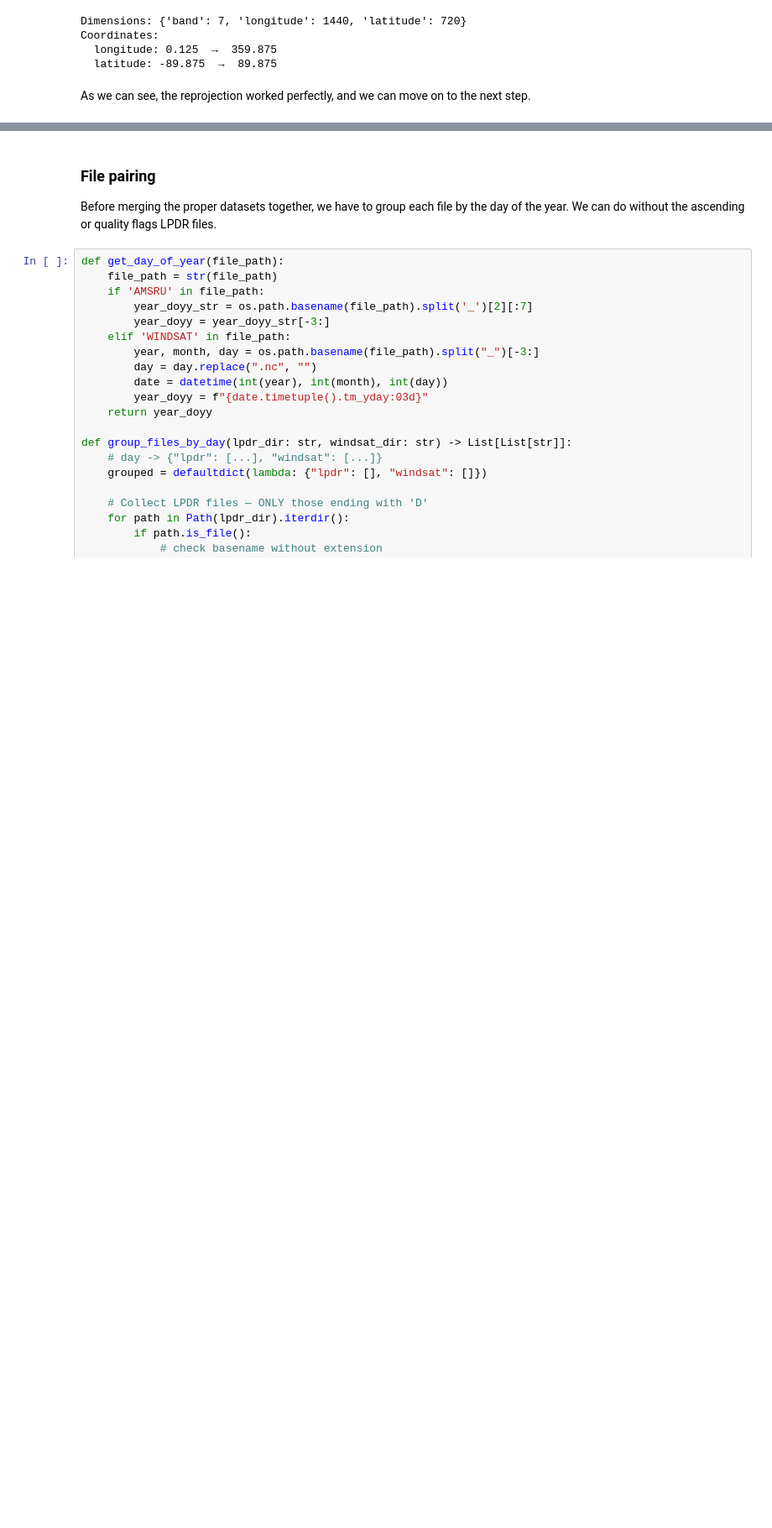
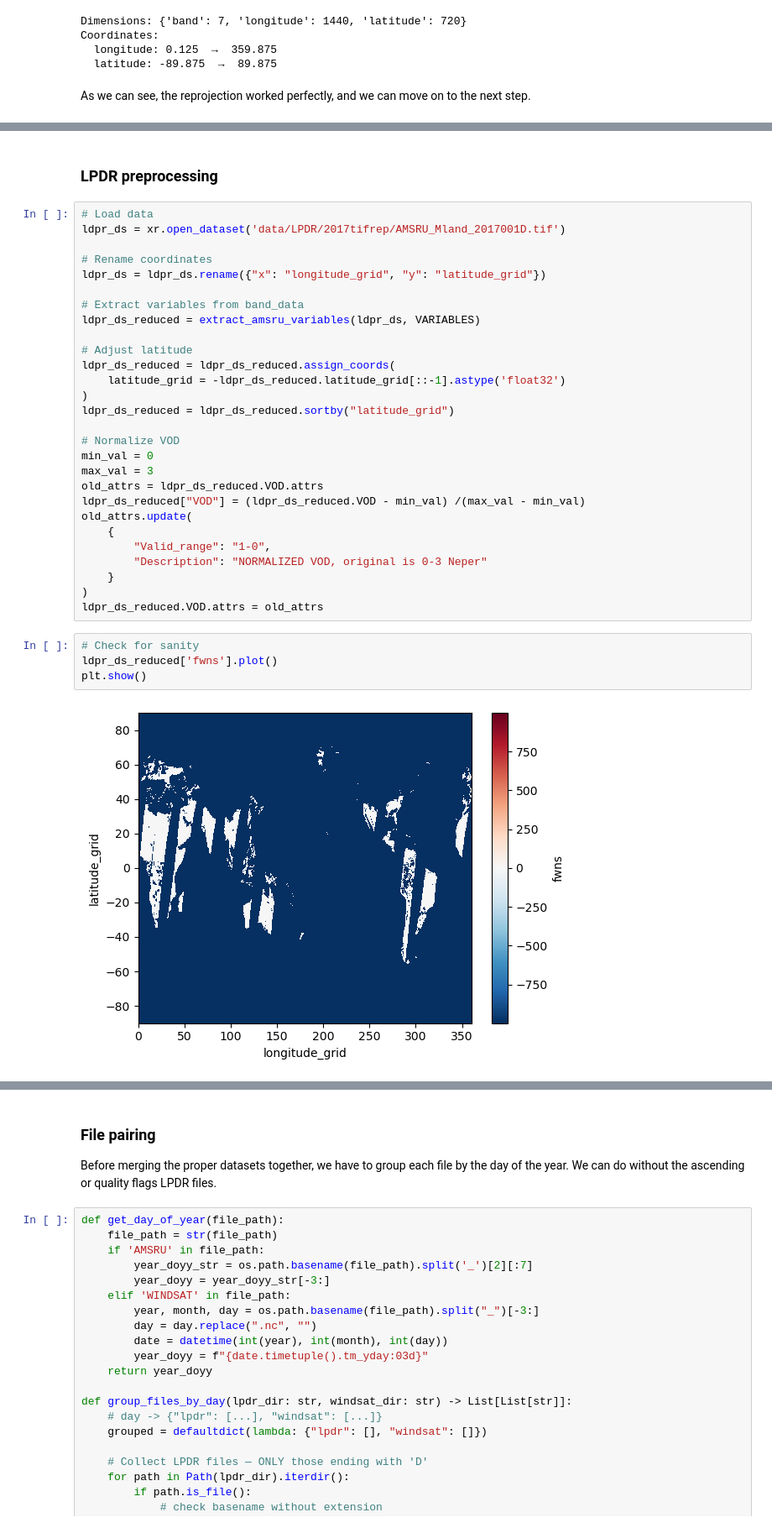
Before and after one commit to marcvem2AED/ML-framework-for-SWF-retrieval, a Jupyter notebook: Data_preprocessing.ipynb, the cells around one changed output, grey strips where cells are left out. Shown at 84% size. Cells and saved outputs as stored; diff of their text form; blank space fills up the shorter version.

```diff
--- a/Data_preprocessing.ipynb
+++ b/Data_preprocessing.ipynb
@@ -398,0 +612,36 @@ This is the data we'll keep of every type.
+# %% [markdown]
+### LPDR preprocessing
+# %%
+# Load data
+ldpr_ds = xr.open_dataset('data/LPDR/2017tifrep/AMSRU_Mland_2017001D.tif')
+
+# Rename coordinates
+ldpr_ds = ldpr_ds.rename({"x": "longitude_grid", "y": "latitude_grid"})
+
+# Extract variables from band_data
+ldpr_ds_reduced = extract_amsru_variables(ldpr_ds, VARIABLES)
+
+# Adjust latitude
+ldpr_ds_reduced = ldpr_ds_reduced.assign_coords(
+    latitude_grid = -ldpr_ds_reduced.latitude_grid[::-1].astype('float32')
+)
+ldpr_ds_reduced = ldpr_ds_reduced.sortby("latitude_grid")
+
+# Normalize VOD
+min_val = 0
+max_val = 3
+old_attrs = ldpr_ds_reduced.VOD.attrs
+ldpr_ds_reduced["VOD"] = (ldpr_ds_reduced.VOD - min_val) /(max_val - min_val)
+old_attrs.update(
+    {
+        "Valid_range": "1-0",
+        "Description": "NORMALIZED VOD, original is 0-3 Neper"
+    }
+)
+ldpr_ds_reduced.VOD.attrs = old_attrs
+# %%
+# Check for sanity
+ldpr_ds_reduced['fwns'].plot()
+plt.show()
+# %% [output]
+[figure, added]
```
Also changed, not shown: parts of 29 cells of this notebook, 8 other files.
